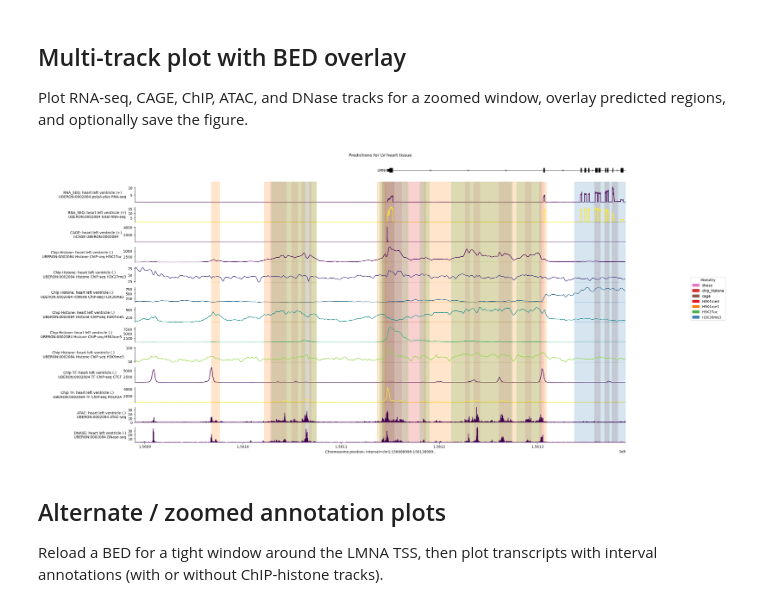
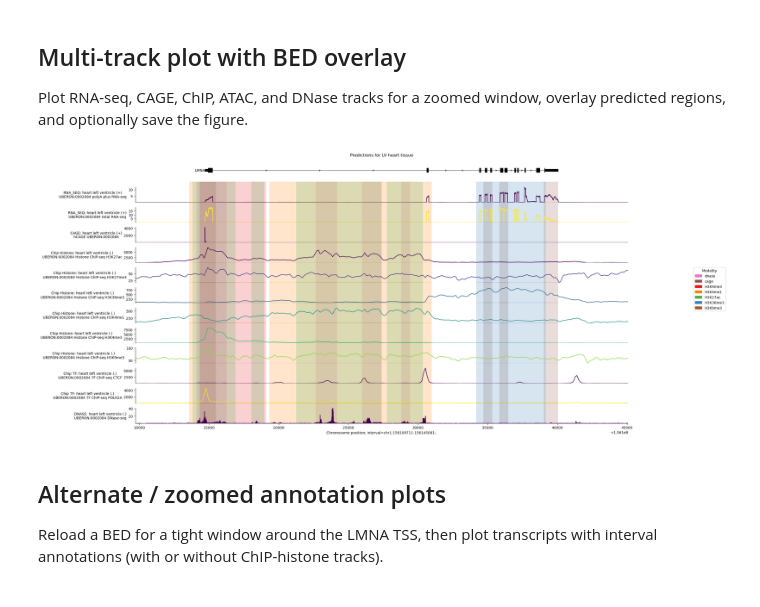
Before and after one commit to cralbers/variant-effects, a Jupyter notebook: osc/predict_reg_regions_osc.ipynb, the cells around one changed output. Saved outputs shown, nothing was run; the diff lists cells and outputs as text; code cells hidden in the pictures.

```diff
--- a/osc/predict_reg_regions_osc.ipynb
+++ b/osc/predict_reg_regions_osc.ipynb
@@ -101,7 +101,7 @@ MODALITY_COLORS = {
     "contact_maps": "#1f77b4",   # blue
 }
 
-HISTONE_MARKS = ["H3K4me3", "H3K4me1", "H3K9ac", "H3K27ac", "H3K36me3"]
+HISTONE_MARKS = ["H3K4me3", "H3K4me1", "H3K9ac", "H3K27ac", "H3K36me3", "H3K9me3"]
 
 HISTONE_COLORS = {
     "H3K4me3": "#e41a1c",   # red — active promoter
@@ -176,7 +176,7 @@ PRE_INTERVAL = genome.Interval('chr1', LMNA_START - 1000000, LMNA_START).resize(
     dna_client.SEQUENCE_LENGTH_1MB)
 
 
-interval = PRE_INTERVAL
+interval = CENTRAL_INTERVAL
 
 print(interval)
 
@@ -195,5 +195,6 @@ output = model.predict_interval(
 
 # Extract the longest transcripts per gene for this interval.
 longest_transcripts = longest_transcript_extractor.extract(interval)
-# output
+
+print("prediction finished")
 # %% [output]
@@ -835,7 +802,7 @@ def load_bed_intervals(bed_path, plot_interval=None):
     return intervals, df
 
 
-bed_intervals, bed_df = load_bed_intervals('outputs/predicted_reg_regions_pre_indivtracks_LV_128res.bed')
+bed_intervals, bed_df = load_bed_intervals(f'outputs/predicted_reg_regions_{lmna_context}_indivtracks_LV_128res.bed')
 # bed_intervals[0].name
 
 
@@ -908,9 +875,10 @@ fig.show()
 Plot RNA-seq, CAGE, ChIP, ATAC, and DNase tracks for a zoomed window, overlay predicted regions, and optionally save the figure.
 # %%
 
-# plot_interval = PRE_INTERVAL
+# plot_interval = POST_INTERVAL
 # plot_interval = genome.Interval('chr1', POST_INTERVAL.start, POST_INTERVAL.start + 50000)
-plot_interval = genome.Interval('chr1', PRE_INTERVAL.end - 50000, PRE_INTERVAL.end)
+# plot_interval = genome.Interval('chr1', PRE_INTERVAL.end - 50000, PRE_INTERVAL.end)
+plot_interval = genome.Interval('chr1', LMNA_START - 5000, LMNA_END + 5000)
 save = True
 add_annos = True
 
@@ -936,11 +904,11 @@ plot = plot_components.plot(
             tdata=output.chip_tf,
             ylabel_template='Chip TF: {biosample_name} ({strand})\n{name}',
         ),
-         # ATAC
-        plot_components.Tracks(
-            tdata=output.atac,
-            ylabel_template='ATAC: {biosample_name} ({strand})\n{name}',
-        ),
+        #  # ATAC
+        # plot_components.Tracks(
+        #     tdata=output.atac,
+        #     ylabel_template='ATAC: {biosample_name} ({strand})\n{name}',
+        # ),
         # dnase
         plot_components.Tracks(
             tdata=output.dnase,
@@ -960,36 +928,35 @@ plot = plot_components.plot(
             colors=colors, #ccre_colors
             alpha=0.2,
             # use_default_labels=False,   # True if you want cCRE IDs as labels
             # labels=bed_df["name"].tolist(),
         ),
     ],
 
     interval=plot_interval,
     fig_width=25,
     title='Predictions for LV heart tissue',
 )
 
 # legend_handles = [
 #     mpatches.Patch(color=color, label=key)
 #     for key, color in CCRE_COLORS.items()
 # ]
-
 # plot.legend(handles=legend_handles, loc="center left", title="Categories",
 #           bbox_to_anchor=(1, 0, 0.5, 1))
 
 
 label_order = list(MODALITY_COLORS) + HISTONE_MARKS
 used = [c for c in label_order if c in set(bed_df["category"])]
 handles = [
     mpatches.Patch(color=color_from_category(c), label=c)
     for c in used
 ]
 plot.legend(handles=handles, title="Modality", loc="center left", bbox_to_anchor=(1, 0, 0.5, 1))
 
 if save:
-    plot.savefig('figs/lmna_predictions_LV_1MB_pre_zoom50kb_ccres.png', dpi=300, bbox_inches="tight")
+    plot.savefig(f'figs/lmna_predictions_LV_1MB_{lmna_context}_zoom5kb_ccres.png', dpi=300, bbox_inches="tight")
 # %% [output]
-[figure, old version]
+[figure, new version]
 # %% [markdown]
 ## Alternate / zoomed annotation plots
 
```
Also changed, not shown: parts of 8 cells of this notebook, 4 other files.
